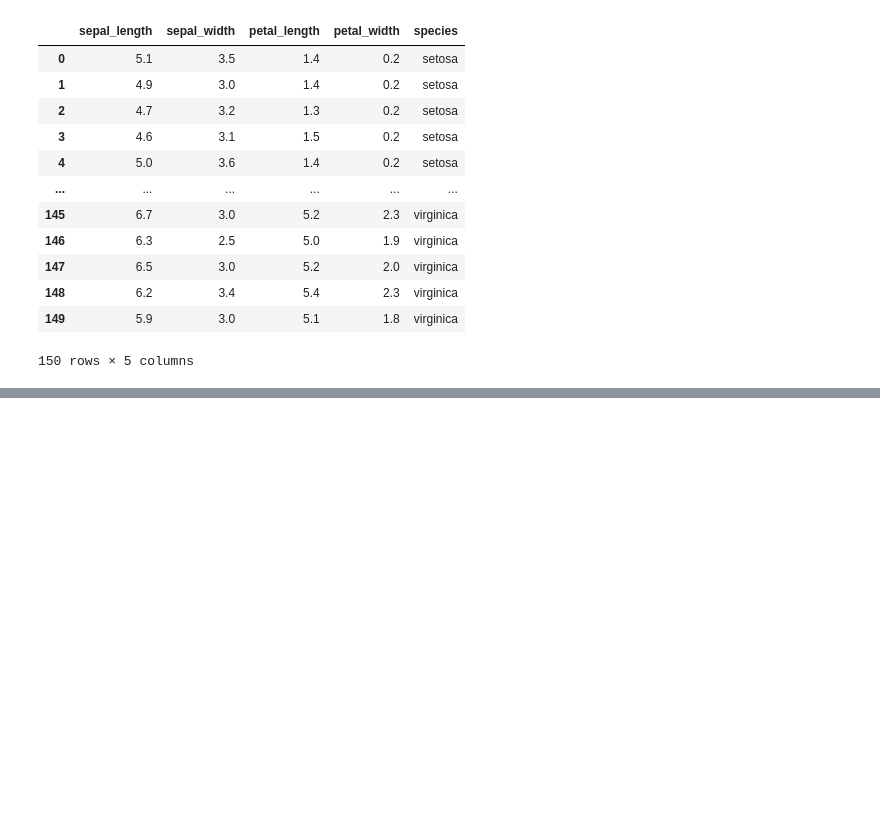
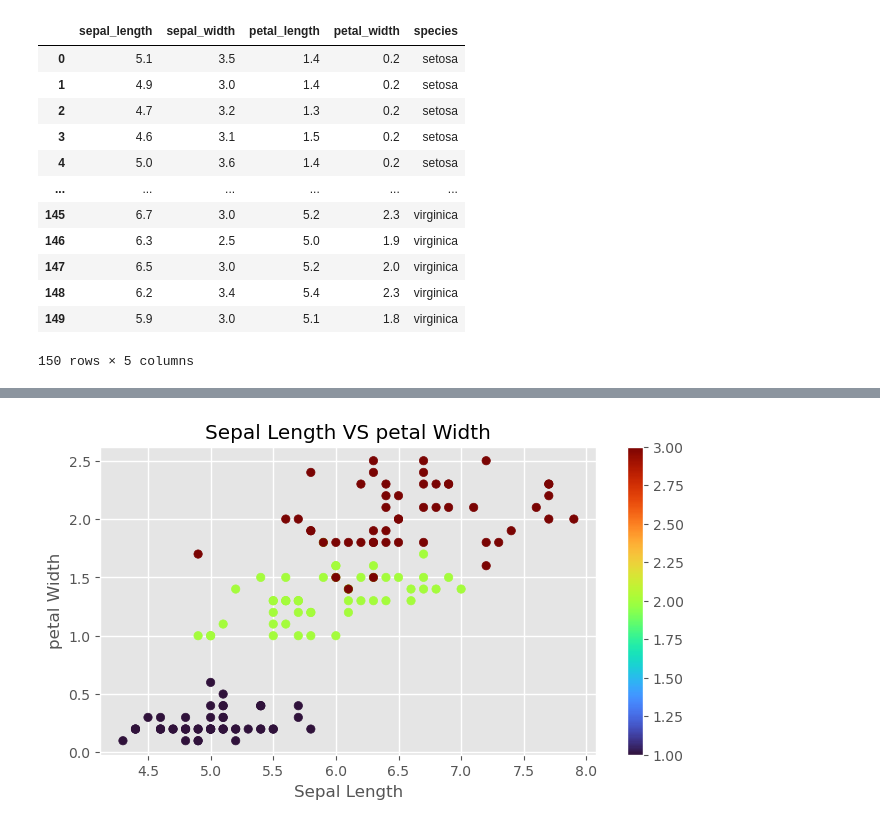
Before and after one commit to suraj4502/DS-Material, a Jupyter notebook: matplotlib_class.ipynb, the cells around one changed output, grey strips where cells are left out. Saved outputs shown, nothing was run; the diff lists cells and outputs as text; code cells hidden in the pictures; blank space fills up the shorter version.

```diff
--- a/matplotlib_class.ipynb
+++ b/matplotlib_class.ipynb
@@ -428,0 +422,4 @@ iris_data
+# %%
+iris_data['species']= iris_data['species'].replace({'setosa':1,
+                                                    'versicolor':2,
+                                                    'virginica':3})
@@ -428,0 +442,11 @@ iris_data
+# %%
+plt.figure(figsize=(8,4)) #--> resize our plot
+plt.scatter(iris_data['sepal_length'],iris_data['petal_width'],c = iris_data['species'],cmap='turbo')
+plt.colorbar()
+plt.title("Sepal Length VS petal Width")
+plt.xlabel("Sepal Length")
+plt.ylabel('petal Width')
+# plt.savefig("colorbar.png")
+plt.show()
+# %% [output]
+[figure, added]
```
Also changed, not shown: parts of 21 cells of this notebook, 8 other files.
